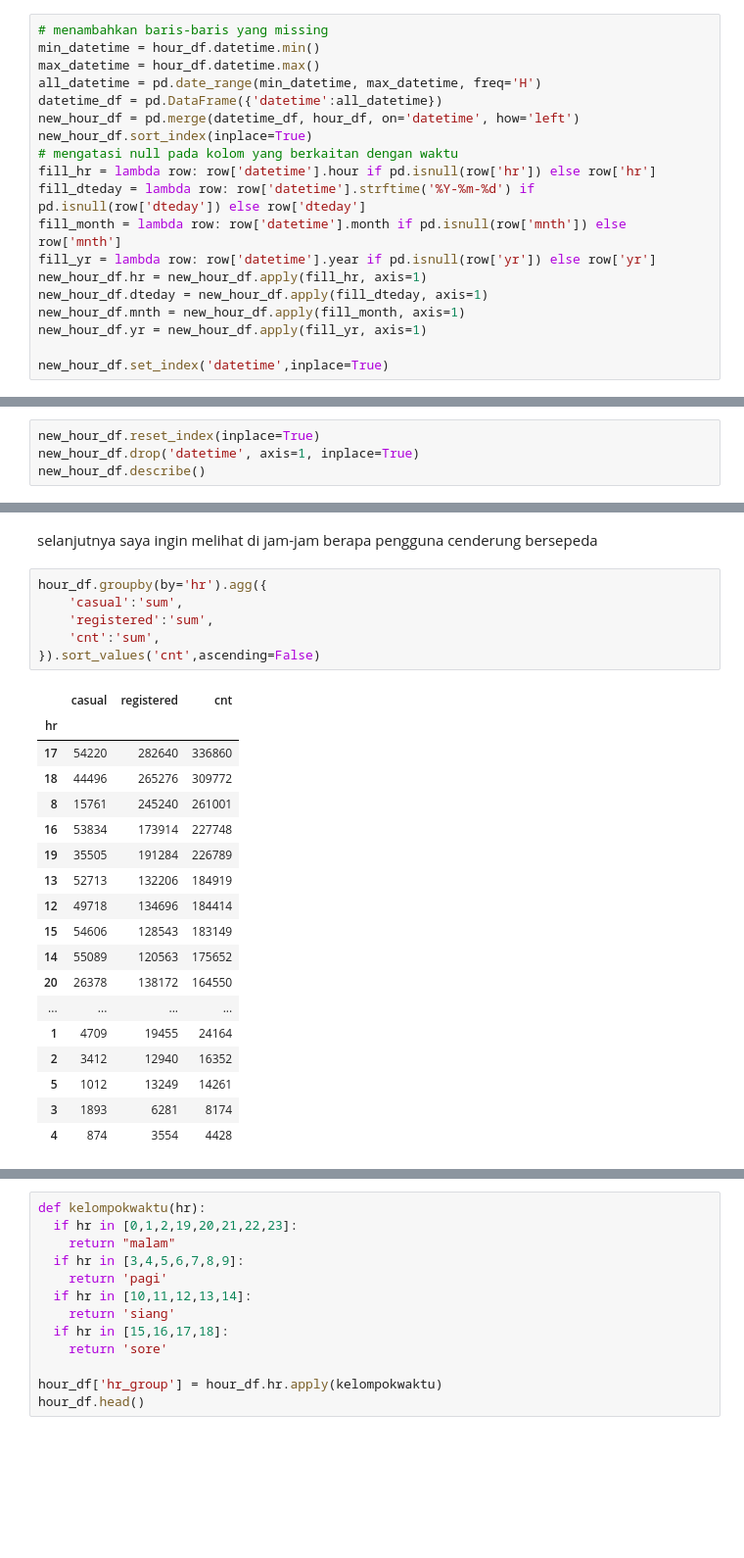
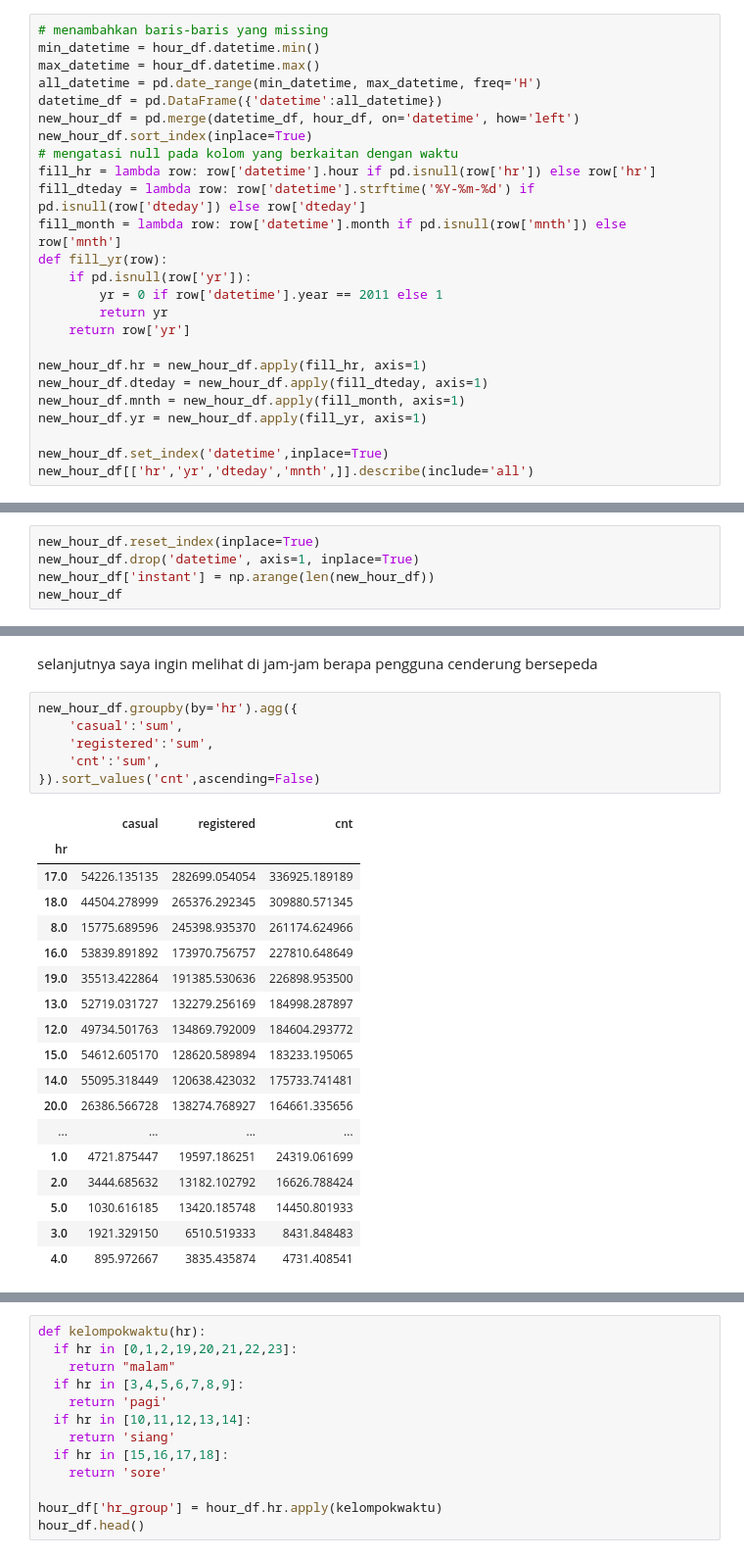
Before and after one commit to yunama47/dashboard-app, a Jupyter notebook: bike-sharing-analysis.ipynb, the cells around one changed output, grey strips where cells are left out. Shown at 98% size. Cells and saved outputs as stored; diff of their text form; blank space fills up the shorter version.

```diff
--- a/bike-sharing-analysis.ipynb
+++ b/bike-sharing-analysis.ipynb
@@ -239,10 +243,16 @@ new_hour_df.sort_index(inplace=True)
 fill_hr = lambda row: row['datetime'].hour if pd.isnull(row['hr']) else row['hr']
 fill_dteday = lambda row: row['datetime'].strftime('%Y-%m-%d') if pd.isnull(row['dteday']) else row['dteday']
 fill_month = lambda row: row['datetime'].month if pd.isnull(row['mnth']) else row['mnth']
-fill_yr = lambda row: row['datetime'].year if pd.isnull(row['yr']) else row['yr']
+def fill_yr(row):
+    if pd.isnull(row['yr']):
+        yr = 0 if row['datetime'].year == 2011 else 1
+        return yr
+    return row['yr']
+
 new_hour_df.hr = new_hour_df.apply(fill_hr, axis=1)
 new_hour_df.dteday = new_hour_df.apply(fill_dteday, axis=1)
 new_hour_df.mnth = new_hour_df.apply(fill_month, axis=1)
 new_hour_df.yr = new_hour_df.apply(fill_yr, axis=1)
 
 new_hour_df.set_index('datetime',inplace=True)
+new_hour_df[['hr','yr','dteday','mnth',]].describe(include='all')
@@ -288,5 +333,6 @@ dtype: int64
 # %%
 new_hour_df.reset_index(inplace=True)
 new_hour_df.drop('datetime', axis=1, inplace=True)
-new_hour_df.describe()
+new_hour_df['instant'] = np.arange(len(new_hour_df))
+new_hour_df
 # %% [output]
@@ -393,30 +469,30 @@ Berdasarkan informasi diatas ,kita dapat mengetahui beberapa hal. Suhu tentunya
 # %% [markdown]
 selanjutnya saya ingin melihat di jam-jam berapa pengguna cenderung bersepeda
 # %%
-hour_df.groupby(by='hr').agg({
+new_hour_df.groupby(by='hr').agg({
     'casual':'sum',
     'registered':'sum',
     'cnt':'sum',
 }).sort_values('cnt',ascending=False)
 # %% [output]
 |  | casual | registered | cnt |
 | hr |  |  |  |
-| 17 | 54220 | 282640 | 336860 |
-| 18 | 44496 | 265276 | 309772 |
-| 8 | 15761 | 245240 | 261001 |
-| 16 | 53834 | 173914 | 227748 |
-| 19 | 35505 | 191284 | 226789 |
-| 13 | 52713 | 132206 | 184919 |
-| 12 | 49718 | 134696 | 184414 |
-| 15 | 54606 | 128543 | 183149 |
-| 14 | 55089 | 120563 | 175652 |
-| 20 | 26378 | 138172 | 164550 |
+| 17.0 | 54226.135135 | 282699.054054 | 336925.189189 |
+| 18.0 | 44504.278999 | 265376.292345 | 309880.571345 |
+| 8.0 | 15775.689596 | 245398.935370 | 261174.624966 |
+| 16.0 | 53839.891892 | 173970.756757 | 227810.648649 |
+| 19.0 | 35513.422864 | 191385.530636 | 226898.953500 |
+| 13.0 | 52719.031727 | 132279.256169 | 184998.287897 |
+| 12.0 | 49734.501763 | 134869.792009 | 184604.293772 |
+| 15.0 | 54612.605170 | 128620.589894 | 183233.195065 |
+| 14.0 | 55095.318449 | 120638.423032 | 175733.741481 |
+| 20.0 | 26386.566728 | 138274.768927 | 164661.335656 |
 | ... | ... | ... | ... |
-| 1 | 4709 | 19455 | 24164 |
-| 2 | 3412 | 12940 | 16352 |
-| 5 | 1012 | 13249 | 14261 |
-| 3 | 1893 | 6281 | 8174 |
-| 4 | 874 | 3554 | 4428 |
+| 1.0 | 4721.875447 | 19597.186251 | 24319.061699 |
+| 2.0 | 3444.685632 | 13182.102792 | 16626.788424 |
+| 5.0 | 1030.616185 | 13420.185748 | 14450.801933 |
+| 3.0 | 1921.329150 | 6510.519333 | 8431.848483 |
+| 4.0 | 895.972667 | 3835.435874 | 4731.408541 |
 # %% [markdown]
 Mungkin akan lebih baik jika saya membegi waktu menjadi beberapa bagian. Saya akan menggunakan gambar ini sebagai referensi, tetapi menggabungkan 'petang' dengan 'sore'
 
```
Also changed, not shown: parts of 17 cells of this notebook.
